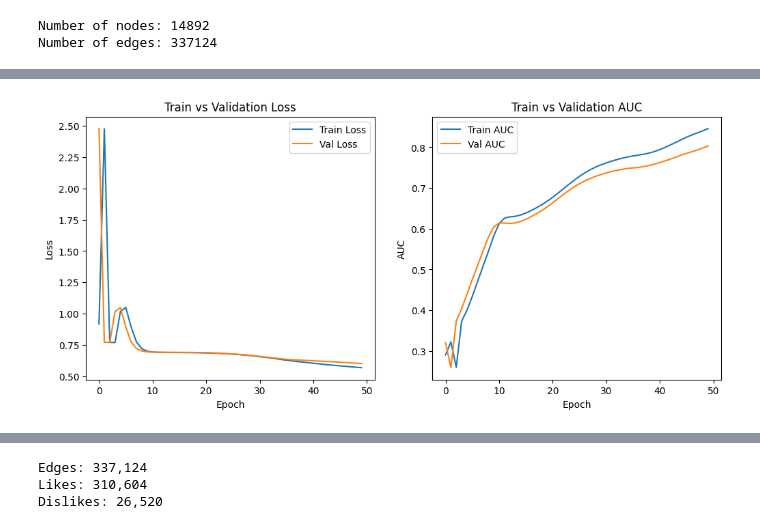
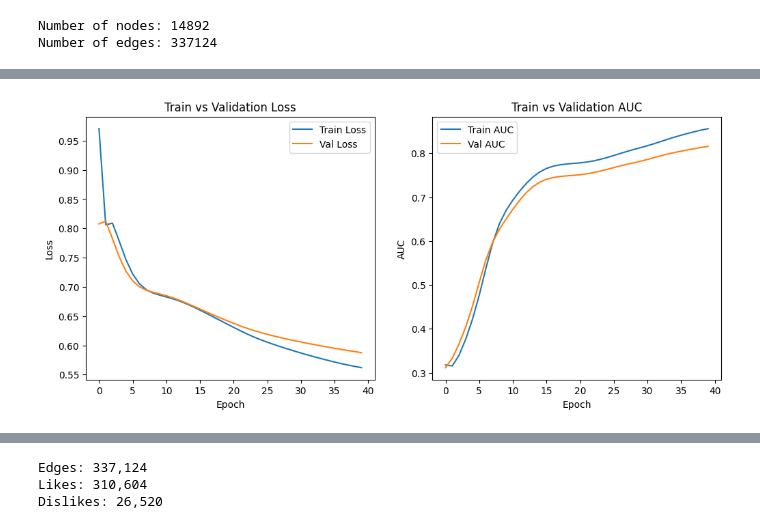
Before and after one commit to Inthushan23/Restaurants-Recommender, a Jupyter notebook: gnn.ipynb, the cells around one changed output, grey strips where cells are left out. Cells and saved outputs as stored; diff of their text form; code cells hidden in the pictures.

```diff
--- a/gnn.ipynb
+++ b/gnn.ipynb
@@ -109,8 +109,12 @@ def top_k_categories(k: int):
     cats = [cat for cat, _ in Counter(all_categories).most_common(k)]
     return cats
 
-top_20_categories = top_k_categories(20)
-for cat in top_20_categories:
+top_k_categories = top_k_categories(50)
+rmv_list = ['Food', 'Event Planning & Services', 'Venues & Event Spaces', 'Restaurants']
+
+top_k_categories = [i for i in top_k_categories if i not in rmv_list]
+
+for cat in top_k_categories:
     subset_restaurants[f'cat_{cat}'] = subset_restaurants['categories'].apply(lambda x: 1.0 if isinstance(x, str) and cat in x else 0.0)
 
 # Attributs booléens
@@ -159,7 +163,7 @@ for attr, values in categorical_attrs.items():
 # Compiler toutes les features restaurants
 restaurant_features_cols = (
     ['stars_norm', 'review_count_log', 'price_norm'] +
-    [f'cat_{cat}' for cat in top_20_categories] +
+    [f'cat_{cat}' for cat in top_k_categories] +
     [f'{attr}_bool' for attr in boolean_attrs if attr in subset_restaurants.columns] +
     [f'{attr}_{val}' for attr, values in categorical_attrs.items()
      for val in values if attr in subset_restaurants.columns]
@@ -643,6 +632,9 @@ from torch_geometric.data import Data
 class GNNLinkPredictor(nn.Module):
     def __init__(self, in_channels, hidden_channels, out_channels):
         super().__init__()
+        self.in_channels = in_channels
+        self.hidden_channels = hidden_channels
+        self.out_channels = out_channels
         self.conv1 = SAGEConv(in_channels, hidden_channels)
         self.conv2 = SAGEConv(hidden_channels, out_channels)
         self.relu = nn.ReLU()
@@ -663,6 +655,29 @@ class GNNLinkPredictor(nn.Module):
         z = self.encode(x, edge_index)
         return self.decode(z, edge_label_index)
 
+    def save(self, filepath):
+        torch.save({
+            "state_dict": self.state_dict(),
+            "in_channels": self.in_channels,
+            "hidden_channels": self.hidden_channels,
+            "out_channels": self.out_channels
+        }, filepath)
+
+    @classmethod
+    def load(cls, filepath, device="cpu"):
+        checkpoint = torch.load(filepath, map_location=device)
+
+        model = cls(
+            checkpoint["in_channels"],
+            checkpoint["hidden_channels"],
+            checkpoint["out_channels"]
+        )
+        model.load_state_dict(checkpoint["state_dict"])
+        model.to(device)
+        model.eval()
+
+        return model
+
 transform = RandomLinkSplit(
     num_val=0.1,
     num_test=0.1,
@@ -680,11 +695,11 @@ model_linkpred = GNNLinkPredictor(
     out_channels=64
 ).to(device)
 
-optimizer = torch.optim.Adam(model_linkpred.parameters(), lr=0.01, weight_decay=5e-4)
+optimizer = torch.optim.Adam(model_linkpred.parameters(), lr=0.005, weight_decay=5e-3)
 criterion = nn.BCEWithLogitsLoss()
 
 
-num_epochs = 50
+num_epochs = 40
 
 # Stockage des metrics
 train_losses, val_losses = [], []
@@ -761 +774 @@ Epoch 045 | Train Loss: 0.5842 | Val Loss: 0.6131 | AUC Train: 0.8246 | AUC Val:
-[figure, old version]
+[figure, new version]
```
Also changed, not shown: parts of 10 cells of this notebook, 2 other files.
